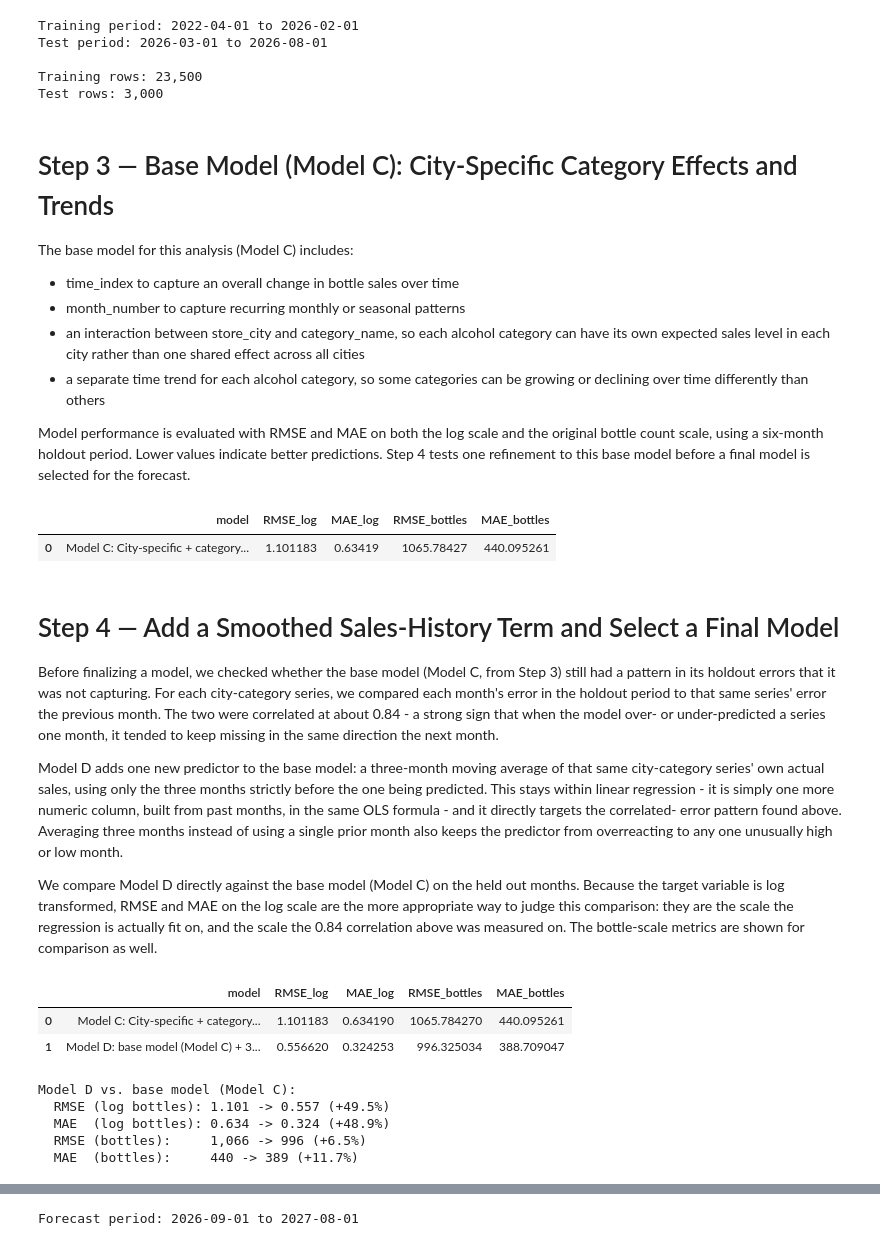
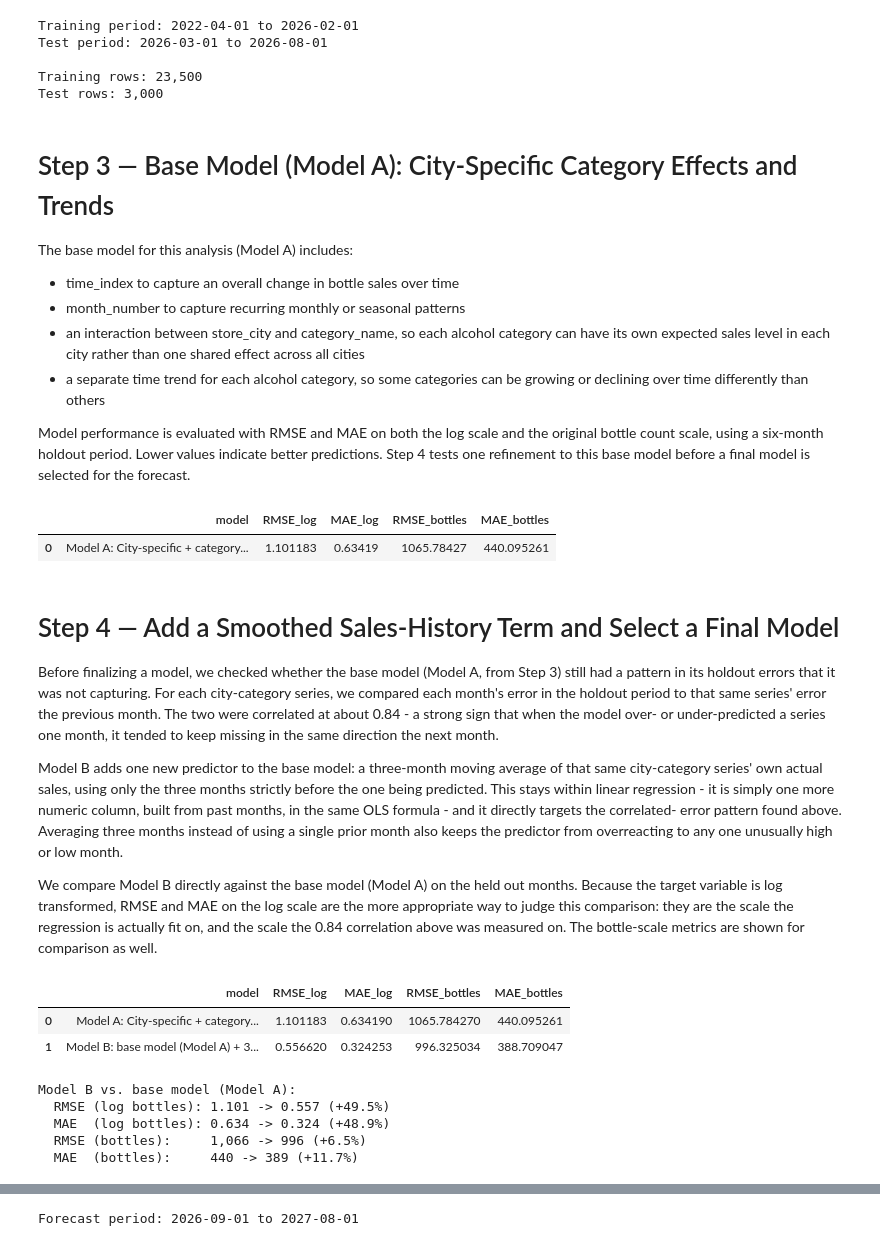
Before and after one commit to otishunt/data4401-joe, a Jupyter notebook: submission/03_city_category_sales_forecast_analysis.ipynb, the cells around one changed output, grey strips where cells are left out. Cells and saved outputs as stored; diff of their text form; code cells hidden in the pictures.

```diff
--- a/submission/03_city_category_sales_forecast_analysis.ipynb
+++ b/submission/03_city_category_sales_forecast_analysis.ipynb
@@ -137,9 +137,9 @@ Test period: 2026-03-01 to 2026-08-01
 Training rows: 23,500
 Test rows: 3,000
 # %% [markdown]
-# Step 3 — Base Model (Model C): City-Specific Category Effects and Trends
+# Step 3 — Base Model (Model A): City-Specific Category Effects and Trends
 
-The base model for this analysis (Model C) includes:
+The base model for this analysis (Model A) includes:
 * time_index to capture an overall change in bottle sales over time
 * month_number to capture recurring monthly or seasonal patterns
 * an interaction between store_city and category_name, so each alcohol
@@ -156,7 +156,7 @@ model before a final model is selected for the forecast.
 import statsmodels.formula.api as smf
 from sklearn.metrics import mean_squared_error, mean_absolute_error
 
-# Model C: base model - city-specific category effects
+# Model A: base model - city-specific category effects
 # + category-specific time trends
 trend_formula = """
 log1p_total_bottles
@@ -201,7 +201,7 @@ trend_mae_bottles = mean_absolute_error(
 )
 
 model_comparison = pd.DataFrame({
-    "model": ["Model C: City-specific + category trends (base model)"],
+    "model": ["Model A: City-specific + category trends (base model)"],
     "RMSE_log": [trend_rmse_log],
     "MAE_log": [trend_mae_log],
     "RMSE_bottles": [trend_rmse_bottles],
@@ -211,11 +211,11 @@ model_comparison = pd.DataFrame({
 model_comparison
 # %% [output]
 |  | model | RMSE_log | MAE_log | RMSE_bottles | MAE_bottles |
-| 0 | Model C: City-specific + category... | 1.101183 | 0.63419 | 1065.78427 | 440.095261 |
+| 0 | Model A: City-specific + category... | 1.101183 | 0.63419 | 1065.78427 | 440.095261 |
 # %% [markdown]
 # Step 4 — Add a Smoothed Sales-History Term and Select a Final Model
 
-Before finalizing a model, we checked whether the base model (Model C, from
+Before finalizing a model, we checked whether the base model (Model A, from
 Step 3) still had a pattern in its holdout errors that it was not capturing.
 For each city-category series, we compared each month's error in the holdout
 period to that same series' error the previous month. The two were
@@ -223,7 +223,7 @@ correlated at about 0.84 - a strong sign that when the model over- or
 under-predicted a series one month, it tended to keep missing in the same
 direction the next month.
 
-Model D adds one new predictor to the base model: a three-month moving
+Model B adds one new predictor to the base model: a three-month moving
 average of that same city-category series' own actual sales, using only the
 three months strictly before the one being predicted. This stays within
 linear regression - it is simply one more numeric column, built from past
@@ -232,14 +232,14 @@ error pattern found above. Averaging three months instead of using a single
 prior month also keeps the predictor from overreacting to any one unusually
 high or low month.
 
-We compare Model D directly against the base model (Model C) on the held
+We compare Model B directly against the base model (Model A) on the held
 out months. Because the target variable is log transformed, RMSE and MAE on
 the log scale are the more appropriate way to judge this comparison: they
 are the scale the regression is actually fit on, and the scale the 0.84
 correlation above was measured on. The bottle-scale metrics are shown for
 comparison as well.
 # %%
-# Model D: the base model (Model C) plus a three-month moving average of
+# Model B: the base model (Model A) plus a three-month moving average of
 # actual sales for the same city-category series.
 lag_formula = """
 log1p_total_bottles
@@ -275,38 +275,38 @@ lag_mae_log = mean_absolute_error(
 lag_rmse_bottles = mean_squared_error(
     test_df["total_bottles"],
     test_df["predicted_bottles_lag"]
 ) ** 0.5
 
 lag_mae_bottles = mean_absolute_error(
     test_df["total_bottles"],
     test_df["predicted_bottles_lag"]
 )
 
 model_comparison.loc[len(model_comparison)] = [
-    "Model D: base model (Model C) + 3-month moving average",
+    "Model B: base model (Model A) + 3-month moving average",
     lag_rmse_log,
     lag_mae_log,
     lag_rmse_bottles,
     lag_mae_bottles
 ]
 
 display(model_comparison)
 
 # Make the comparison against the base model explicit
-print("Model D vs. base model (Model C):")
+print("Model B vs. base model (Model A):")
 print(f"  RMSE (log bottles): {trend_rmse_log:.3f} -> {lag_rmse_log:.3f} "
       f"({100 * (1 - lag_rmse_log / trend_rmse_log):+.1f}%)")
 print(f"  MAE  (log bottles): {trend_mae_log:.3f} -> {lag_mae_log:.3f} "
       f"({100 * (1 - lag_mae_log / trend_mae_log):+.1f}%)")
 print(f"  RMSE (bottles):     {trend_rmse_bottles:,.0f} -> {lag_rmse_bottles:,.0f} "
       f"({100 * (1 - lag_rmse_bottles / trend_rmse_bottles):+.1f}%)")
 print(f"  MAE  (bottles):     {trend_mae_bottles:,.0f} -> {lag_mae_bottles:,.0f} "
       f"({100 * (1 - lag_mae_bottles / trend_mae_bottles):+.1f}%)")
 # %% [output]
 |  | model | RMSE_log | MAE_log | RMSE_bottles | MAE_bottles |
-| 0 | Model C: City-specific + category... | 1.101183 | 0.634190 | 1065.784270 | 440.095261 |
-| 1 | Model D: base model (Model C) + 3... | 0.556620 | 0.324253 | 996.325034 | 388.709047 |
+| 0 | Model A: City-specific + category... | 1.101183 | 0.634190 | 1065.784270 | 440.095261 |
+| 1 | Model B: base model (Model A) + 3... | 0.556620 | 0.324253 | 996.325034 | 388.709047 |
-Model D vs. base model (Model C):
+Model B vs. base model (Model A):
   RMSE (log bottles): 1.101 -> 0.557 (+49.5%)
   MAE  (log bottles): 0.634 -> 0.324 (+48.9%)
   RMSE (bottles):     1,066 -> 996 (+6.5%)
```
Also changed, not shown: parts of 4 cells of this notebook.
